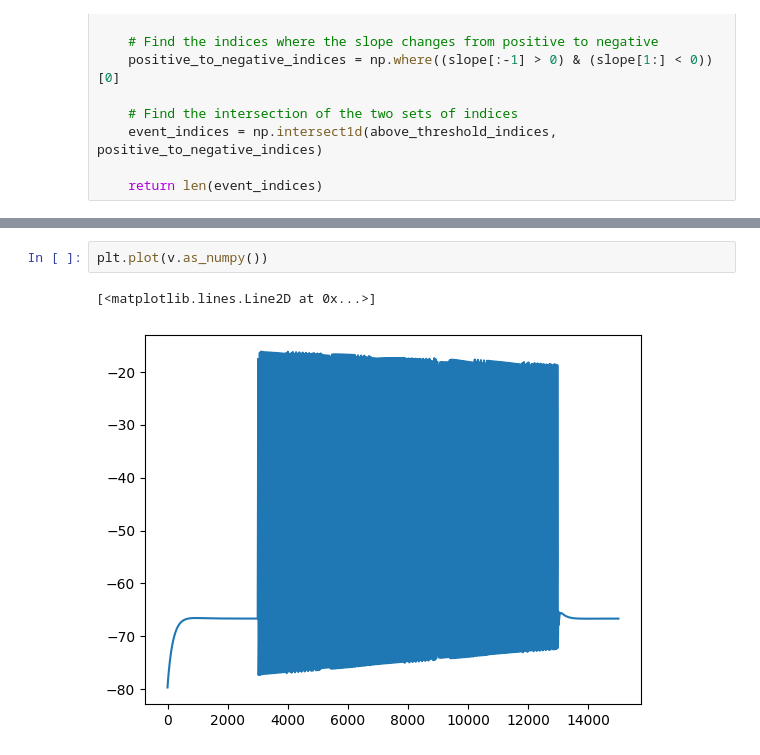
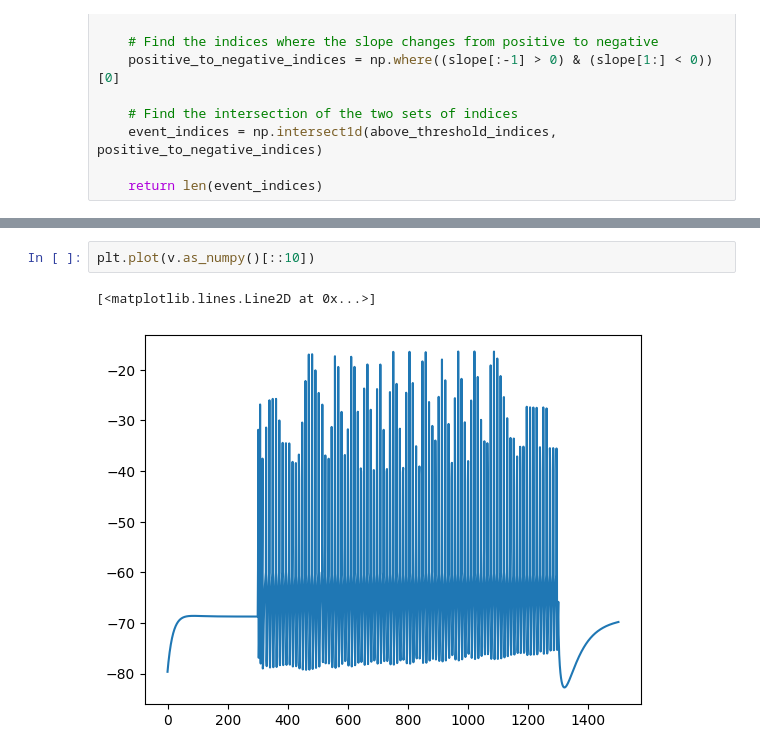
Before and after one commit to ddopp4877/single-cell-tuning, a Jupyter notebook: Segregated/test_cell.ipynb, the cells around one changed output, grey strips where cells are left out. Cells and saved outputs as stored; diff of their text form.

```diff
--- a/Segregated/test_cell.ipynb
+++ b/Segregated/test_cell.ipynb
@@ -217,5 +228,5 @@ plt.plot(amps, frequenies)
 # %%
-plt.plot(v.as_numpy())
+plt.plot(v.as_numpy()[::10])
 # %% [output]
 [<matplotlib.lines.Line2D at 0x...>]
-[figure, old version]
+[figure, new version]
```
Also changed, not shown: parts of 6 cells of this notebook, 1 other file.
